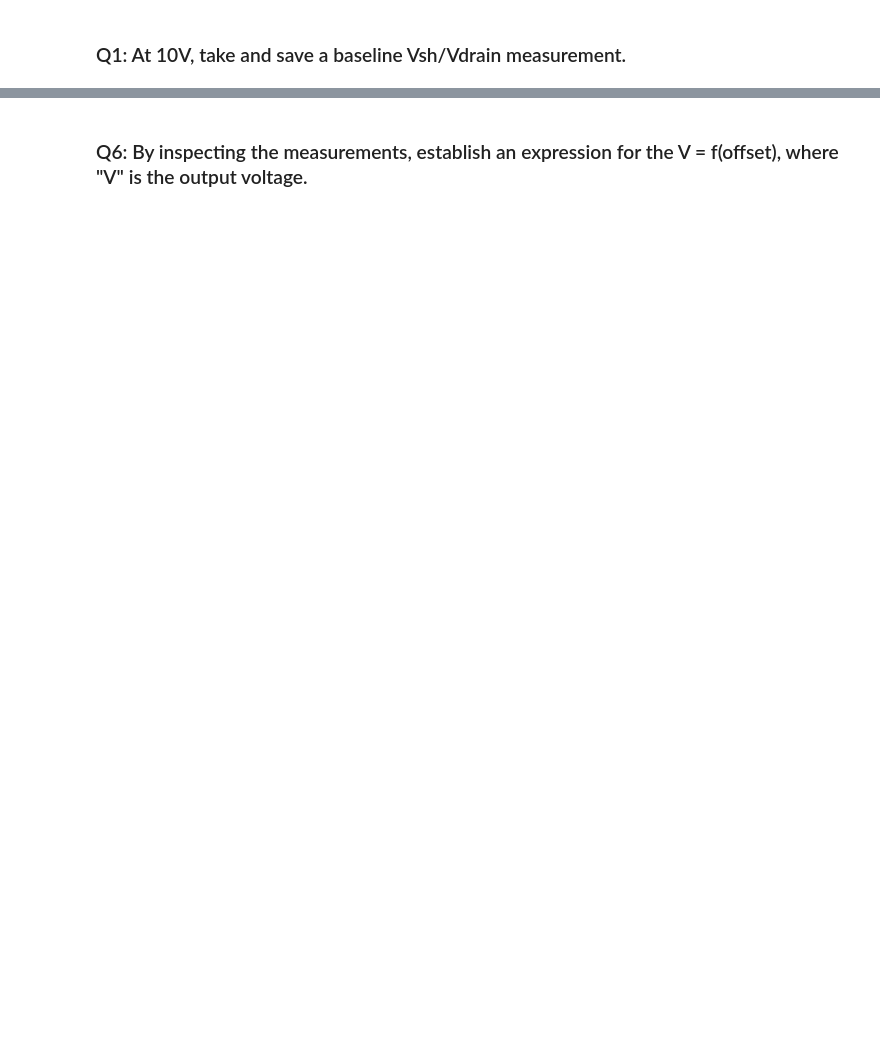
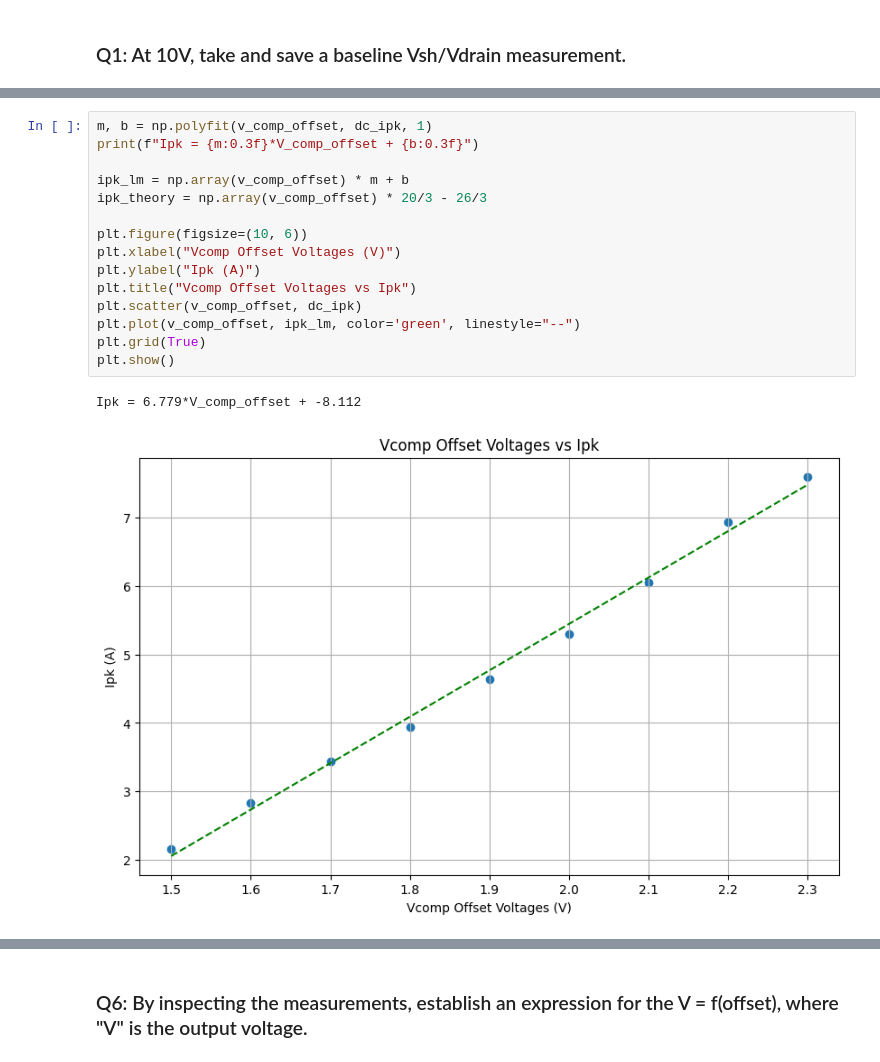
Before and after one commit to amandalchang/power-e, a Jupyter notebook: lab9/lab9.ipynb, the cells around one changed output, grey strips where cells are left out. Cells and saved outputs as stored; diff of their text form; blank space fills up the shorter version.

```diff
--- a/lab9/lab9.ipynb
+++ b/lab9/lab9.ipynb
@@ -244 +269,19 @@ plot_bode('2_3_V_10V', title="Bode Plot: Execution 2.3V 10V")
+# %%
+m, b = np.polyfit(v_comp_offset, dc_ipk, 1)
+print(f"Ipk = {m:0.3f}*V_comp_offset + {b:0.3f}")
+
+ipk_lm = np.array(v_comp_offset) * m + b
+ipk_theory = np.array(v_comp_offset) * 20/3 - 26/3
+
+plt.figure(figsize=(10, 6))
+plt.xlabel("Vcomp Offset Voltages (V)")
+plt.ylabel("Ipk (A)")
+plt.title("Vcomp Offset Voltages vs Ipk")
+plt.scatter(v_comp_offset, dc_ipk)
+plt.plot(v_comp_offset, ipk_lm, color='green', linestyle="--")
+plt.grid(True)
+plt.show()
+# %% [output]
+Ipk = 6.779*V_comp_offset + -8.112
+[figure, added]
 # %% [markdown]
```
Also changed, not shown: parts of 26 cells of this notebook, 8 other files.
